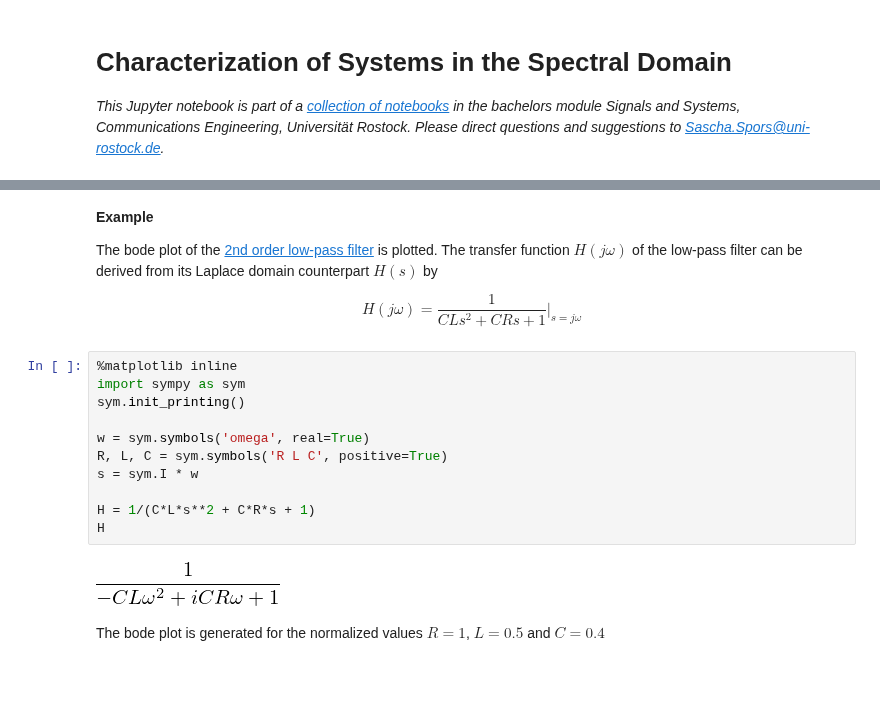
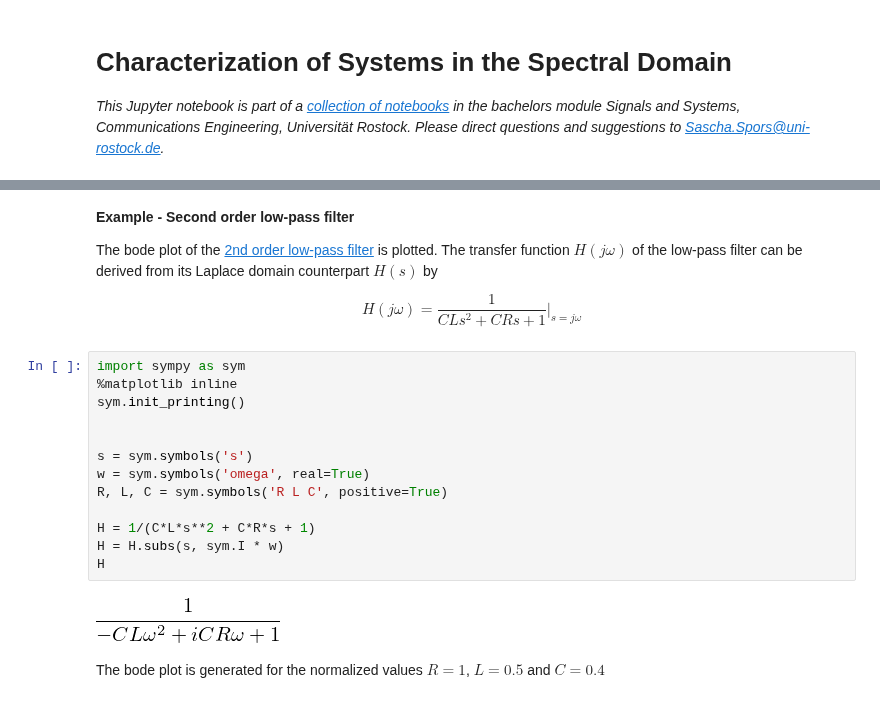
Before and after one commit to spatialaudio/signals-and-systems-lecture, a Jupyter notebook: systems_spectral_domain/bode_plot.ipynb, the cells around one changed output, grey strips where cells are left out. Cells and saved outputs as stored; diff of their text form; blank space fills up the shorter version.

Commit message:
Fixed plotting of bode plots, re-run examples, minor edits

```diff
--- a/systems_spectral_domain/bode_plot.ipynb
+++ b/systems_spectral_domain/bode_plot.ipynb
@@ -31,5 +31,5 @@ where $\arg(\cdot)$ denotes the [argument](https://en.wikipedia.org/wiki/Argumen
 # %% [markdown]
-**Example**
+**Example - Second order low-pass filter**
 
 The bode plot of the [2nd order low-pass filter](../laplace_transform/network_analysis.ipynb#Example:-Second-Order-Low-Pass-Filter) is plotted. The transfer function $H(j \omega)$ of the low-pass filter can be derived from its Laplace domain counterpart $H(s)$ by
 
@@ -37,18 +37,20 @@ The bode plot of the [2nd order low-pass filter](../laplace_transform/network_an
 H(j \omega) = \frac{1}{C L s^2 + C R s + 1} \bigg\rvert_{s = j \omega}
 \end{equation}
 # %%
+import sympy as sym
 %matplotlib inline
-import sympy as sym
 sym.init_printing()
 
+
+s = sym.symbols('s')
 w = sym.symbols('omega', real=True)
 R, L, C = sym.symbols('R L C', positive=True)
-s = sym.I * w
 
 H = 1/(C*L*s**2 + C*R*s + 1)
+H = H.subs(s, sym.I * w)
 H
 # %% [output]
-[figure, old version]
+[figure, new version]
 # %% [markdown]
 The bode plot is generated for the normalized values $R = 1$, $L = 0.5$ and $C = 0.4$
 # %%
```
Also changed, not shown: parts of 9 cells of this notebook.
